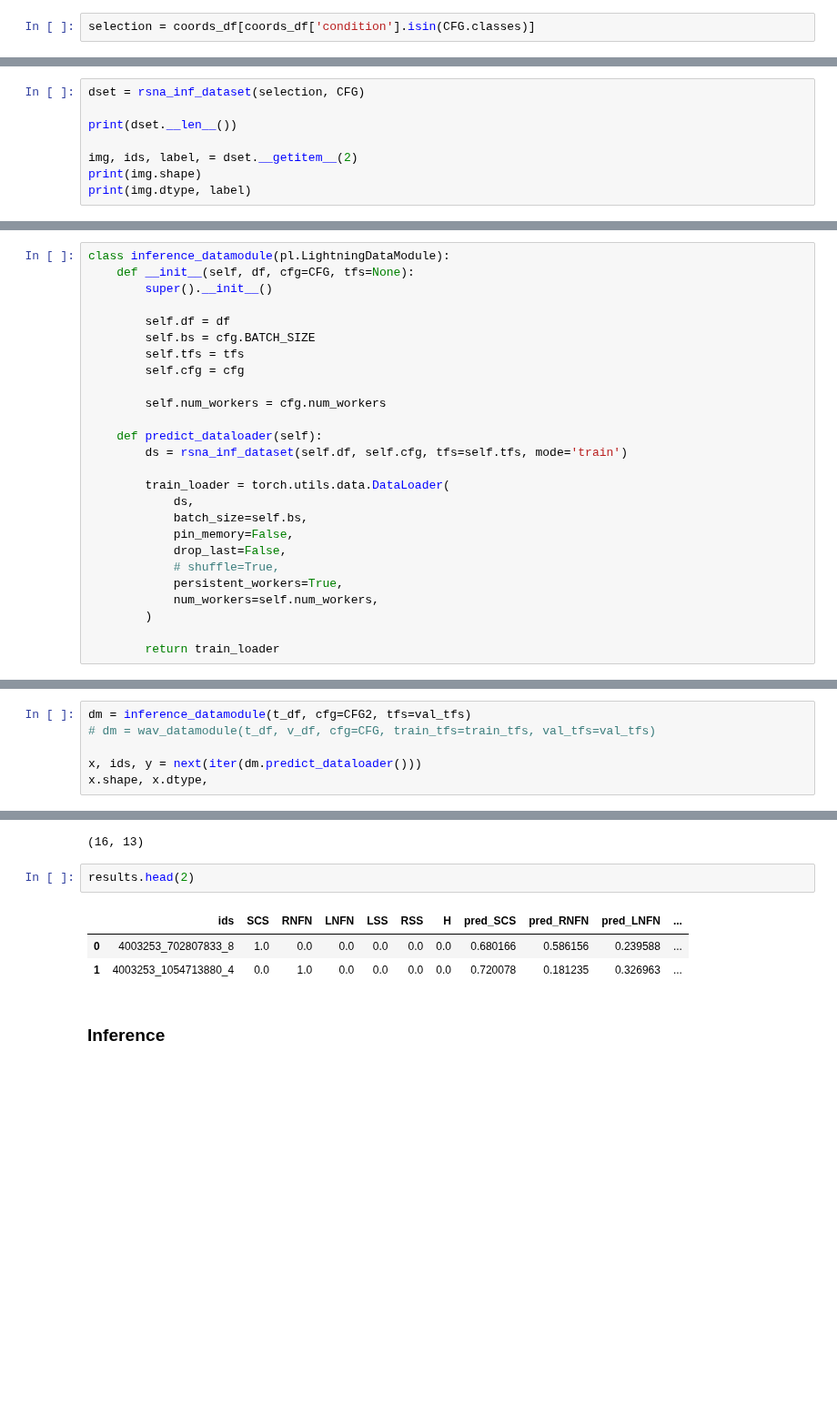
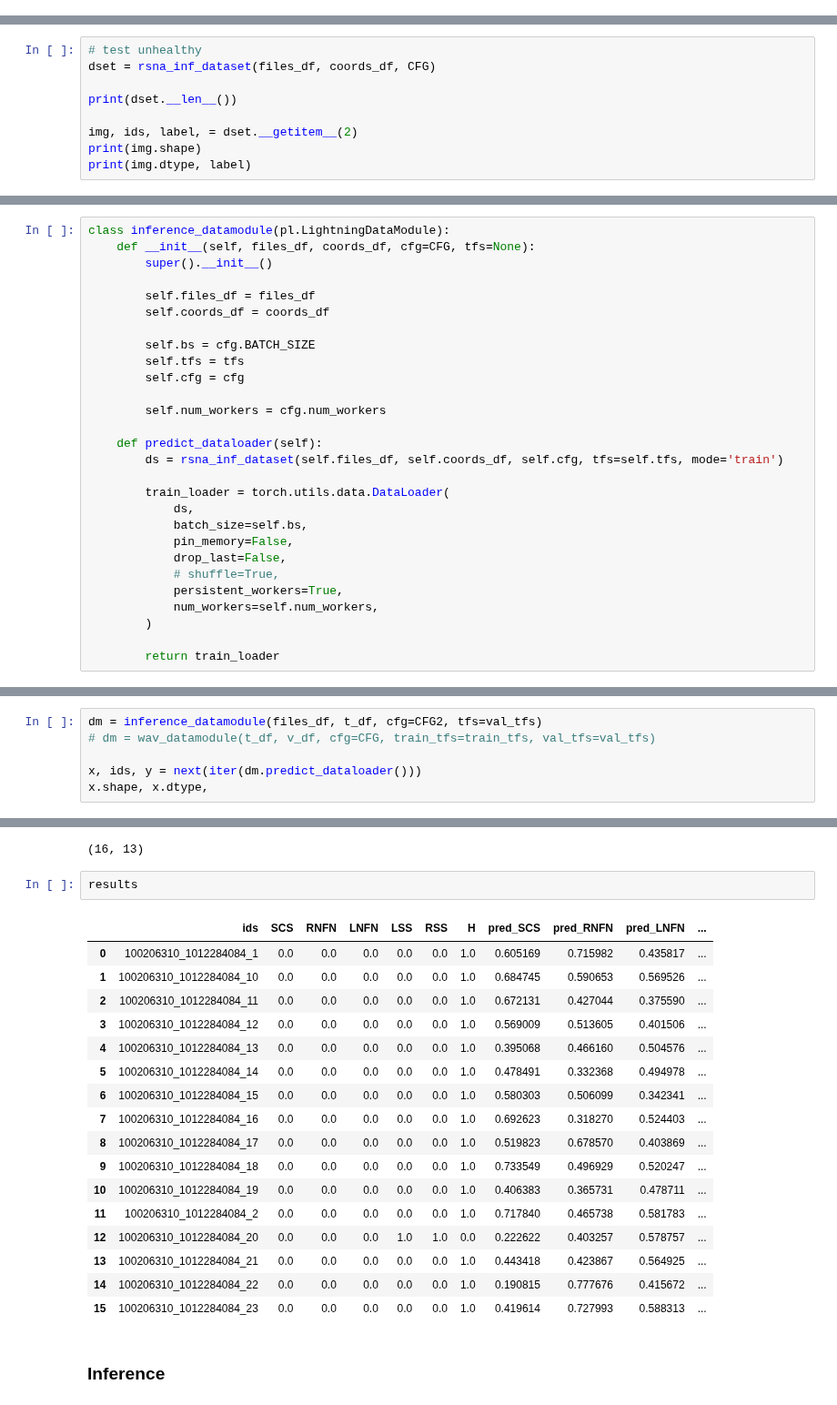
Before and after one commit to rosulucian/deep_learning_playground, a Jupyter notebook: kaggle/RSNA/inference-features.ipynb, the cells around one changed output, grey strips where cells are left out. Shown at 91% size. Saved outputs shown, nothing was run; the diff lists cells and outputs as text; blank space fills up the shorter version.

```diff
--- a/kaggle/RSNA/inference-features.ipynb
+++ b/kaggle/RSNA/inference-features.ipynb
@@ -265,5 +266,3 @@ coords_df[coords_df['instance_id'] == inst_id].cl.to_list()
 ### Dataset
 # %%
 from dataset import rsna_inf_dataset
-# %%
-selection = coords_df[coords_df['condition'].isin(CFG.classes)]
@@ -270,5 +283,6 @@ selection = coords_df[coords_df['condition'].isin(CFG.classes)]
 # %%
-dset = rsna_inf_dataset(selection, CFG)
+# test unhealthy
+dset = rsna_inf_dataset(files_df, coords_df, CFG)
 
 print(dset.__len__())
 
@@ -294,10 +310,12 @@ plt.imshow(img[0], cmap='gray')
 from dataset import rsna_inf_dataset
 # %%
 class inference_datamodule(pl.LightningDataModule):
-    def __init__(self, df, cfg=CFG, tfs=None):
+    def __init__(self, files_df, coords_df, cfg=CFG, tfs=None):
         super().__init__()
 
-        self.df = df
+        self.files_df = files_df
+        self.coords_df = coords_df
+
         self.bs = cfg.BATCH_SIZE
         self.tfs = tfs
         self.cfg = cfg
@@ -305,7 +323,7 @@ class inference_datamodule(pl.LightningDataModule):
         self.num_workers = cfg.num_workers
 
     def predict_dataloader(self):
-        ds = rsna_inf_dataset(self.df, self.cfg, tfs=self.tfs, mode='train')
+        ds = rsna_inf_dataset(self.files_df, self.coords_df, self.cfg, tfs=self.tfs, mode='train')
 
         train_loader = torch.utils.data.DataLoader(
             ds,
@@ -362,7 +380,7 @@ val_tfs = A.Compose([
     A.Normalize(mean=img_mean, std=img_std)
 ])
 # %%
-dm = inference_datamodule(t_df, cfg=CFG2, tfs=val_tfs)
+dm = inference_datamodule(files_df, t_df, cfg=CFG2, tfs=val_tfs)
 # dm = wav_datamodule(t_df, v_df, cfg=CFG, train_tfs=train_tfs, val_tfs=val_tfs)
 
 x, ids, y = next(iter(dm.predict_dataloader()))
@@ -657,11 +675,25 @@ results.shape
 # %% [output]
 (16, 13)
 # %%
-results.head(2)
+results
 # %% [output]
 |  | ids | SCS | RNFN | LNFN | LSS | RSS | H | pred_SCS | pred_RNFN | pred_LNFN | ... |
-| 0 | 4003253_702807833_8 | 1.0 | 0.0 | 0.0 | 0.0 | 0.0 | 0.0 | 0.680166 | 0.586156 | 0.239588 | ... |
-| 1 | 4003253_1054713880_4 | 0.0 | 1.0 | 0.0 | 0.0 | 0.0 | 0.0 | 0.720078 | 0.181235 | 0.326963 | ... |
+| 0 | 100206310_1012284084_1 | 0.0 | 0.0 | 0.0 | 0.0 | 0.0 | 1.0 | 0.605169 | 0.715982 | 0.435817 | ... |
+| 1 | 100206310_1012284084_10 | 0.0 | 0.0 | 0.0 | 0.0 | 0.0 | 1.0 | 0.684745 | 0.590653 | 0.569526 | ... |
+| 2 | 100206310_1012284084_11 | 0.0 | 0.0 | 0.0 | 0.0 | 0.0 | 1.0 | 0.672131 | 0.427044 | 0.375590 | ... |
+| 3 | 100206310_1012284084_12 | 0.0 | 0.0 | 0.0 | 0.0 | 0.0 | 1.0 | 0.569009 | 0.513605 | 0.401506 | ... |
+| 4 | 100206310_1012284084_13 | 0.0 | 0.0 | 0.0 | 0.0 | 0.0 | 1.0 | 0.395068 | 0.466160 | 0.504576 | ... |
+| 5 | 100206310_1012284084_14 | 0.0 | 0.0 | 0.0 | 0.0 | 0.0 | 1.0 | 0.478491 | 0.332368 | 0.494978 | ... |
+| 6 | 100206310_1012284084_15 | 0.0 | 0.0 | 0.0 | 0.0 | 0.0 | 1.0 | 0.580303 | 0.506099 | 0.342341 | ... |
+| 7 | 100206310_1012284084_16 | 0.0 | 0.0 | 0.0 | 0.0 | 0.0 | 1.0 | 0.692623 | 0.318270 | 0.524403 | ... |
+| 8 | 100206310_1012284084_17 | 0.0 | 0.0 | 0.0 | 0.0 | 0.0 | 1.0 | 0.519823 | 0.678570 | 0.403869 | ... |
+| 9 | 100206310_1012284084_18 | 0.0 | 0.0 | 0.0 | 0.0 | 0.0 | 1.0 | 0.733549 | 0.496929 | 0.520247 | ... |
+| 10 | 100206310_1012284084_19 | 0.0 | 0.0 | 0.0 | 0.0 | 0.0 | 1.0 | 0.406383 | 0.365731 | 0.478711 | ... |
+| 11 | 100206310_1012284084_2 | 0.0 | 0.0 | 0.0 | 0.0 | 0.0 | 1.0 | 0.717840 | 0.465738 | 0.581783 | ... |
+| 12 | 100206310_1012284084_20 | 0.0 | 0.0 | 0.0 | 1.0 | 1.0 | 0.0 | 0.222622 | 0.403257 | 0.578757 | ... |
+| 13 | 100206310_1012284084_21 | 0.0 | 0.0 | 0.0 | 0.0 | 0.0 | 1.0 | 0.443418 | 0.423867 | 0.564925 | ... |
+| 14 | 100206310_1012284084_22 | 0.0 | 0.0 | 0.0 | 0.0 | 0.0 | 1.0 | 0.190815 | 0.777676 | 0.415672 | ... |
+| 15 | 100206310_1012284084_23 | 0.0 | 0.0 | 0.0 | 0.0 | 0.0 | 1.0 | 0.419614 | 0.727993 | 0.588313 | ... |
 # %% [markdown]
 ### Inference
 # %%
```
Also changed, not shown: parts of 26 cells of this notebook, 4 other files.
